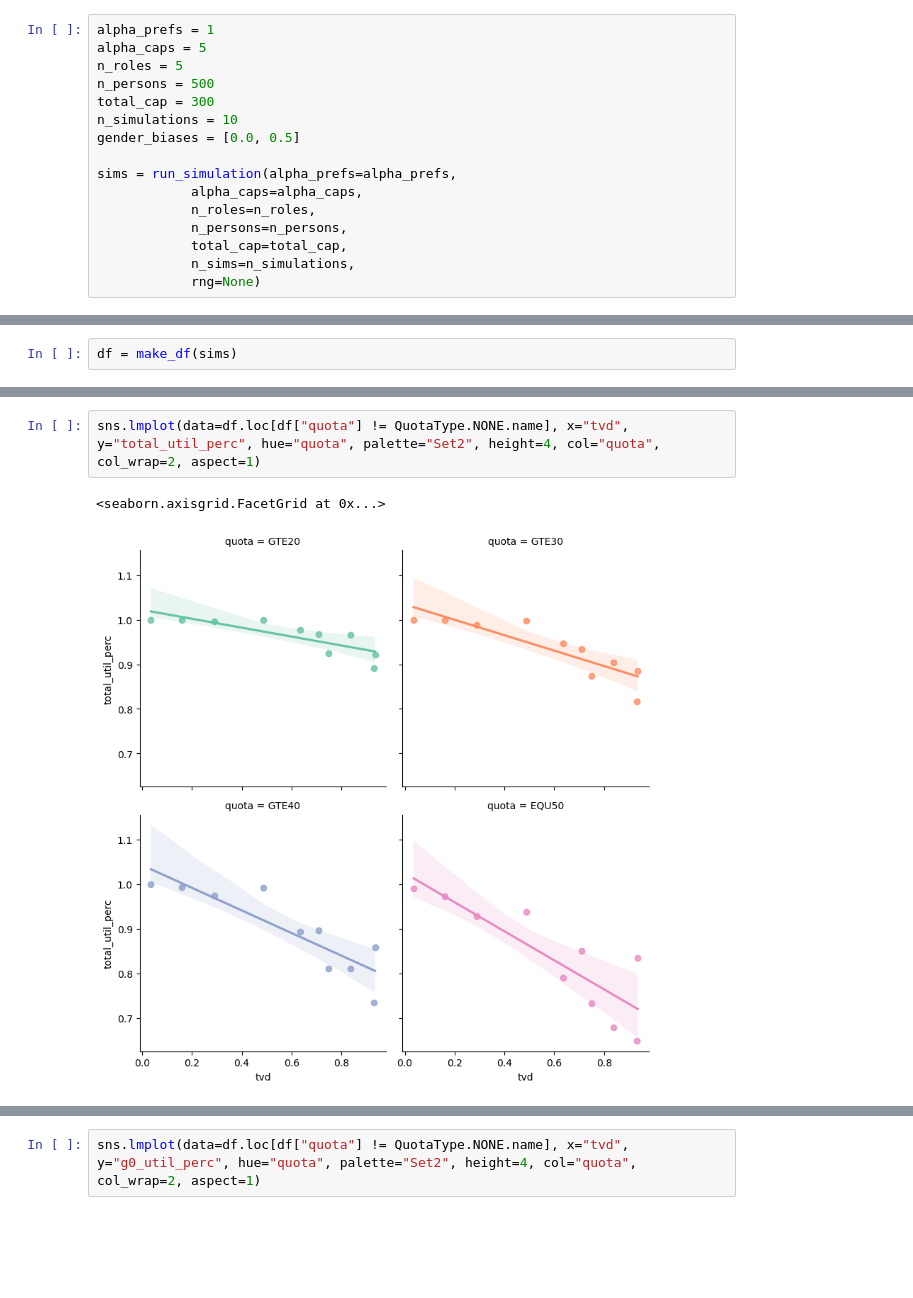
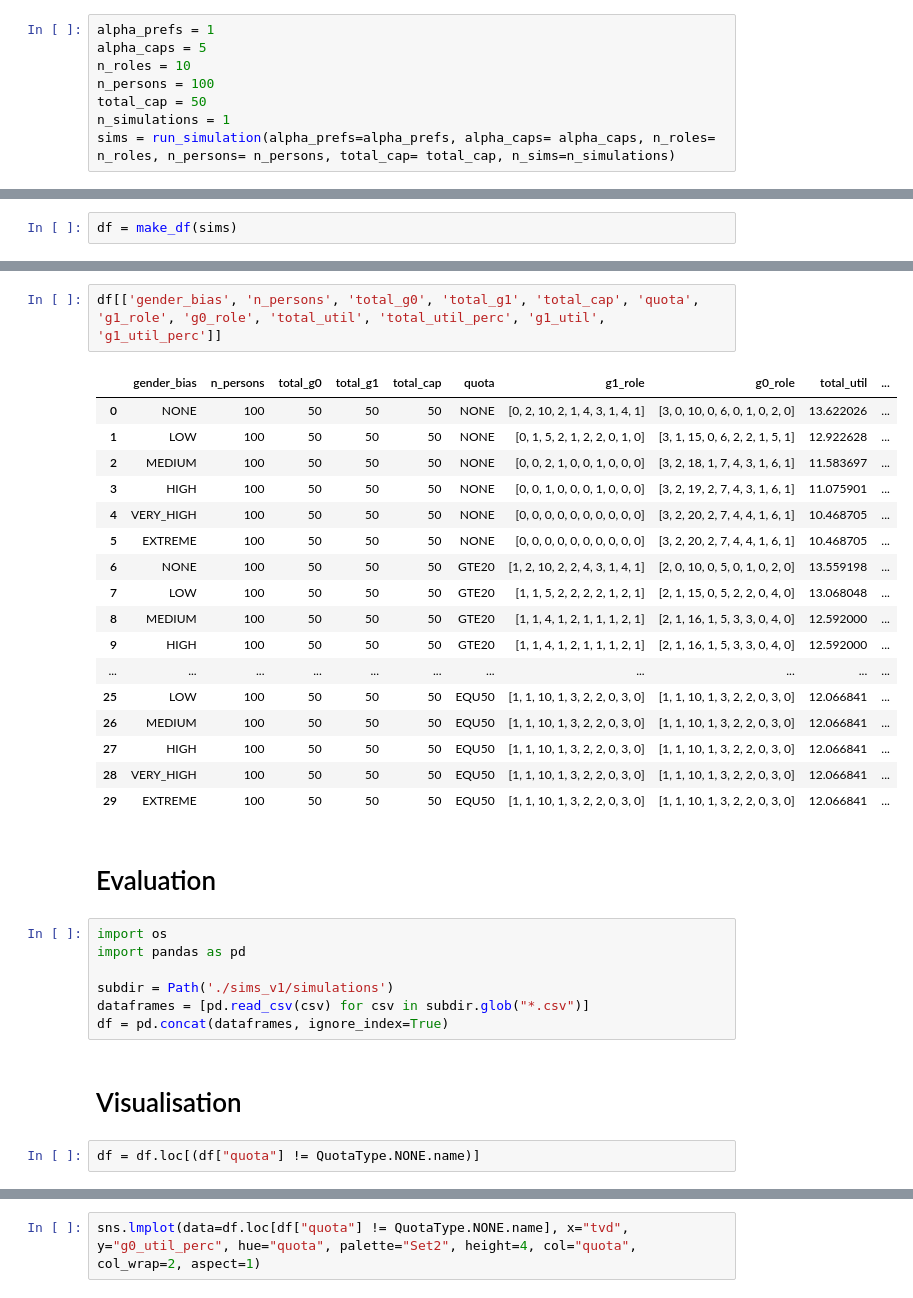
Before and after one commit to FlorianWilhelm/flairs25-gender-bias, a Jupyter notebook: simulation.ipynb, the cells around one changed output, grey strips where cells are left out. Cells and saved outputs as stored; diff of their text form; blank space fills up the shorter version.

Commit message:
Improve perc50

```diff
--- a/simulation.ipynb
+++ b/simulation.ipynb
@@ -53,17 +19,9 @@ x = df.loc[df['quota'] == 'GTE20']['g1_caps_perc'].apply(lambda x: x.min())
 # %%
 alpha_prefs = 1
 alpha_caps = 5
-n_roles = 5
-n_persons = 500
-total_cap = 300
-n_simulations = 10
-gender_biases = [0.0, 0.5]
-
-sims = run_simulation(alpha_prefs=alpha_prefs,
-            alpha_caps=alpha_caps,
-            n_roles=n_roles,
-            n_persons=n_persons,
-            total_cap=total_cap,
-            n_sims=n_simulations,
-            rng=None)
+n_roles = 10
+n_persons = 100
+total_cap = 50
+n_simulations = 1
+sims = run_simulation(alpha_prefs=alpha_prefs, alpha_caps= alpha_caps, n_roles= n_roles, n_persons= n_persons, total_cap= total_cap, n_sims=n_simulations)
 # %% [output]
@@ -99,5 +31,33 @@ df[['gender_bias', 'quota', 'g1_util', 'g0_util', 'total_util', 'fun', 'total_ut
-# %%
-sns.lmplot(data=df.loc[df["quota"] != QuotaType.NONE.name], x="tvd", y="total_util_perc", hue="quota", palette="Set2", height=4, col="quota", col_wrap=2, aspect=1)
-# %% [output]
-<seaborn.axisgrid.FacetGrid at 0x...>
-[figure, removed]
+# %%
+df[['gender_bias', 'n_persons', 'total_g0', 'total_g1', 'total_cap', 'quota', 'g1_role', 'g0_role', 'total_util', 'total_util_perc', 'g1_util', 'g1_util_perc']]
+# %% [output]
+|  | gender_bias | n_persons | total_g0 | total_g1 | total_cap | quota | g1_role | g0_role | total_util | ... |
+| 0 | NONE | 100 | 50 | 50 | 50 | NONE | [0, 2, 10, 2, 1, 4, 3, 1, 4, 1] | [3, 0, 10, 0, 6, 0, 1, 0, 2, 0] | 13.622026 | ... |
+| 1 | LOW | 100 | 50 | 50 | 50 | NONE | [0, 1, 5, 2, 1, 2, 2, 0, 1, 0] | [3, 1, 15, 0, 6, 2, 2, 1, 5, 1] | 12.922628 | ... |
+| 2 | MEDIUM | 100 | 50 | 50 | 50 | NONE | [0, 0, 2, 1, 0, 0, 1, 0, 0, 0] | [3, 2, 18, 1, 7, 4, 3, 1, 6, 1] | 11.583697 | ... |
+| 3 | HIGH | 100 | 50 | 50 | 50 | NONE | [0, 0, 1, 0, 0, 0, 1, 0, 0, 0] | [3, 2, 19, 2, 7, 4, 3, 1, 6, 1] | 11.075901 | ... |
+| 4 | VERY_HIGH | 100 | 50 | 50 | 50 | NONE | [0, 0, 0, 0, 0, 0, 0, 0, 0, 0] | [3, 2, 20, 2, 7, 4, 4, 1, 6, 1] | 10.468705 | ... |
+| 5 | EXTREME | 100 | 50 | 50 | 50 | NONE | [0, 0, 0, 0, 0, 0, 0, 0, 0, 0] | [3, 2, 20, 2, 7, 4, 4, 1, 6, 1] | 10.468705 | ... |
+| 6 | NONE | 100 | 50 | 50 | 50 | GTE20 | [1, 2, 10, 2, 2, 4, 3, 1, 4, 1] | [2, 0, 10, 0, 5, 0, 1, 0, 2, 0] | 13.559198 | ... |
+| 7 | LOW | 100 | 50 | 50 | 50 | GTE20 | [1, 1, 5, 2, 2, 2, 2, 1, 2, 1] | [2, 1, 15, 0, 5, 2, 2, 0, 4, 0] | 13.068048 | ... |
+| 8 | MEDIUM | 100 | 50 | 50 | 50 | GTE20 | [1, 1, 4, 1, 2, 1, 1, 1, 2, 1] | [2, 1, 16, 1, 5, 3, 3, 0, 4, 0] | 12.592000 | ... |
+| 9 | HIGH | 100 | 50 | 50 | 50 | GTE20 | [1, 1, 4, 1, 2, 1, 1, 1, 2, 1] | [2, 1, 16, 1, 5, 3, 3, 0, 4, 0] | 12.592000 | ... |
+| ... | ... | ... | ... | ... | ... | ... | ... | ... | ... | ... |
+| 25 | LOW | 100 | 50 | 50 | 50 | EQU50 | [1, 1, 10, 1, 3, 2, 2, 0, 3, 0] | [1, 1, 10, 1, 3, 2, 2, 0, 3, 0] | 12.066841 | ... |
+| 26 | MEDIUM | 100 | 50 | 50 | 50 | EQU50 | [1, 1, 10, 1, 3, 2, 2, 0, 3, 0] | [1, 1, 10, 1, 3, 2, 2, 0, 3, 0] | 12.066841 | ... |
+| 27 | HIGH | 100 | 50 | 50 | 50 | EQU50 | [1, 1, 10, 1, 3, 2, 2, 0, 3, 0] | [1, 1, 10, 1, 3, 2, 2, 0, 3, 0] | 12.066841 | ... |
+| 28 | VERY_HIGH | 100 | 50 | 50 | 50 | EQU50 | [1, 1, 10, 1, 3, 2, 2, 0, 3, 0] | [1, 1, 10, 1, 3, 2, 2, 0, 3, 0] | 12.066841 | ... |
+| 29 | EXTREME | 100 | 50 | 50 | 50 | EQU50 | [1, 1, 10, 1, 3, 2, 2, 0, 3, 0] | [1, 1, 10, 1, 3, 2, 2, 0, 3, 0] | 12.066841 | ... |
+# %% [markdown]
+# Evaluation
+# %%
+import os
+import pandas as pd
+
+subdir = Path('./sims_v1/simulations')
+dataframes = [pd.read_csv(csv) for csv in subdir.glob("*.csv")]
+df = pd.concat(dataframes, ignore_index=True)
+# %% [markdown]
+# Visualisation
+# %%
+df = df.loc[(df["quota"] != QuotaType.NONE.name)]
```
Also changed, not shown: parts of 15 cells of this notebook, 3 other files.
